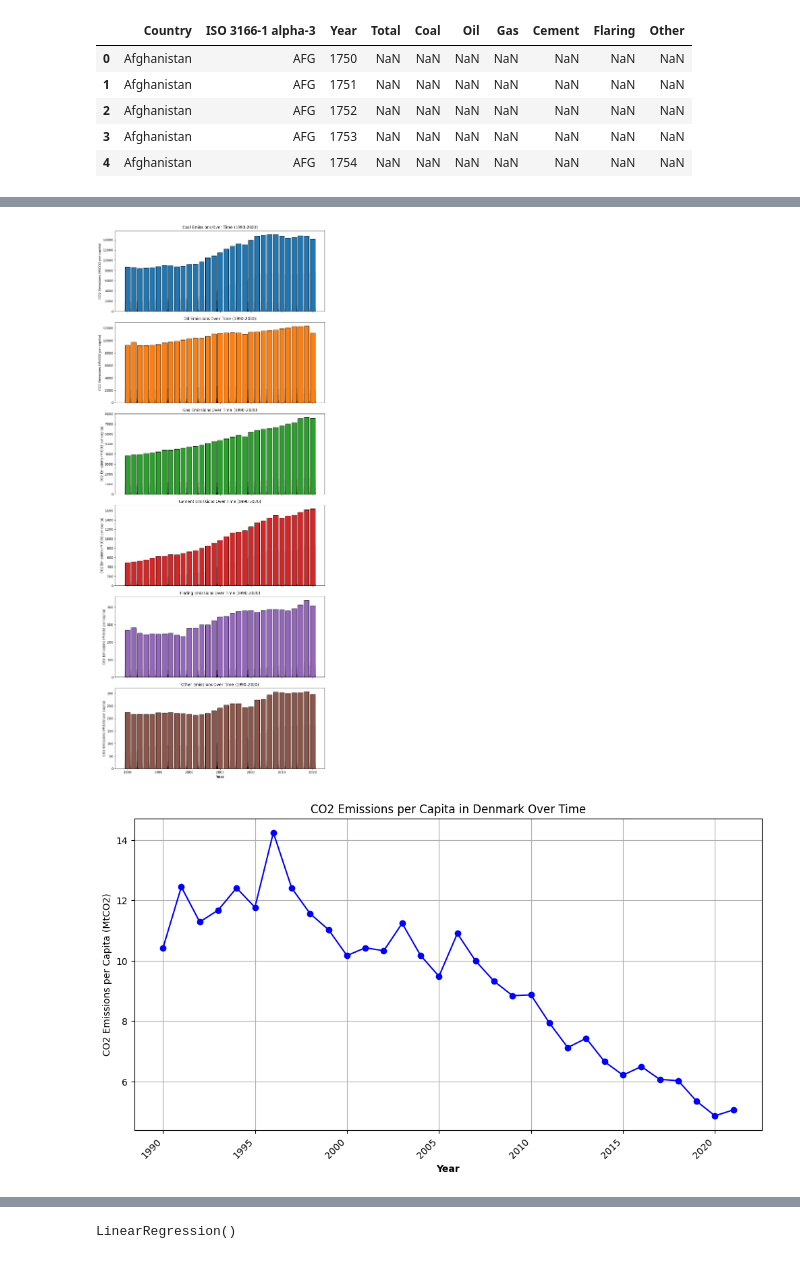
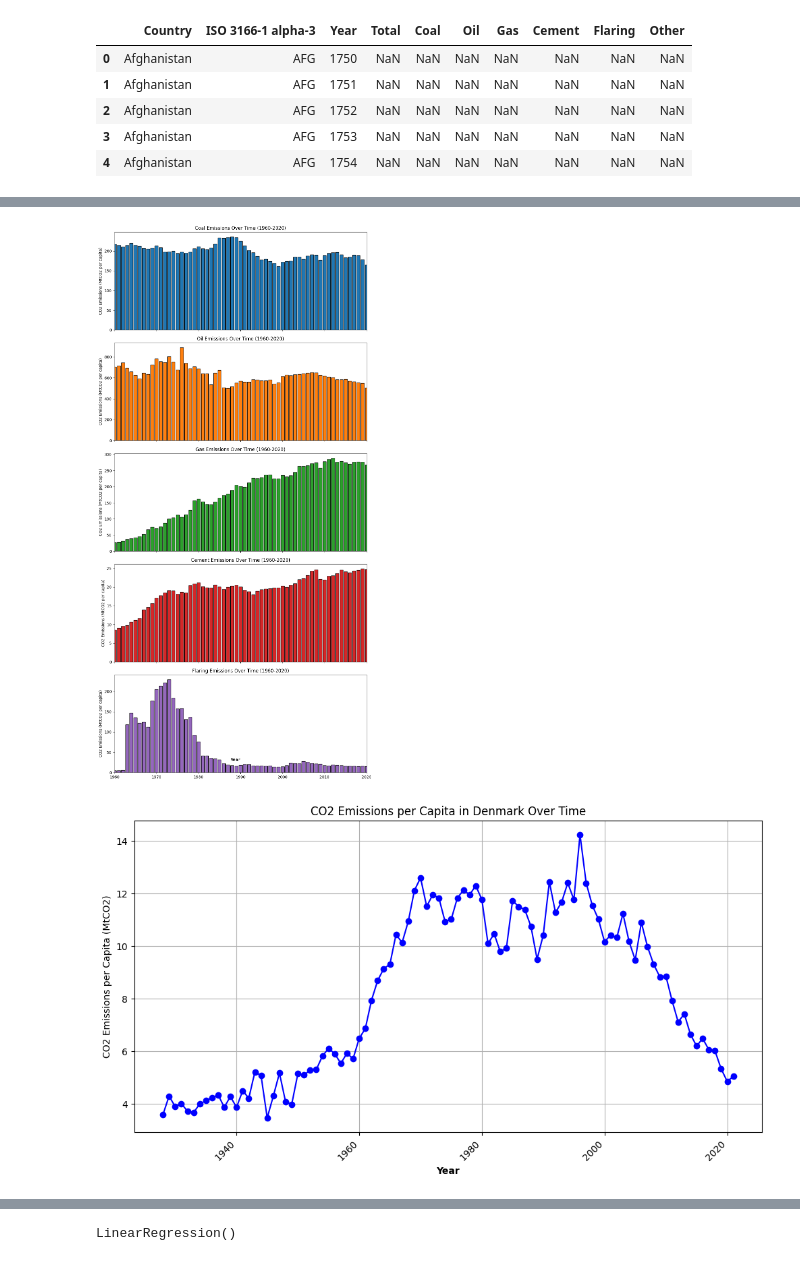
Before and after one commit to LUJHNA/ExamBI, a Jupyter notebook: Exam Project.ipynb, the cells around one changed output, grey strips where cells are left out. Drawn from its saved outputs; the diff is of its cells as text; code cells hidden in the pictures.

```diff
--- a/Exam Project.ipynb
+++ b/Exam Project.ipynb
@@ -162,6 +165,8 @@ co2pc_df.head()
 | 2 | Afghanistan | AFG | 1752 | NaN | NaN | NaN | NaN | NaN | NaN | NaN |
 | 3 | Afghanistan | AFG | 1753 | NaN | NaN | NaN | NaN | NaN | NaN | NaN |
 | 4 | Afghanistan | AFG | 1754 | NaN | NaN | NaN | NaN | NaN | NaN | NaN |
+# %%
+co2pc_df.drop(['Other'], axis=1, inplace=True)
 # %%
 # Drop rows with missing values
-co2pc_df = co2mt_df.dropna()
+co2pc_df = co2pc_df.dropna()
@@ -250,6 +266,6 @@ plt.show()
 # %%
 # List of fuel types
-fuel_types = ['Coal', 'Oil', 'Gas', 'Cement', 'Flaring', 'Other']
+fuel_types = ['Coal', 'Oil', 'Gas', 'Cement', 'Flaring']
 
 # Create subplots
 fig, axes = plt.subplots(nrows=len(fuel_types), ncols=1, figsize=(10, 4 * len(fuel_types)), sharex=True)
@@ -270,29 +286,33 @@ plt.show()
 # %%
-# Filter the DataFrame for the years 1990 to 2020
-filtered_df = co2pc_df[(co2pc_df['Year'] >= 1990) & (co2pc_df['Year'] <= 2020)]
+# Filter the DataFrame for the years 1960 to 2020
+filtered_df = co2pc_df[(co2pc_df['Year'] >= 1960) & (co2pc_df['Year'] <= 2020)]
+
+# Aggregate emissions by fuel type for each year within the filtered DataFrame
+aggregated_df = filtered_df.groupby('Year').sum().reset_index()
 
 # List of fuel types
-fuel_types = ['Coal', 'Oil', 'Gas', 'Cement', 'Flaring', 'Other']
+fuel_types = ['Coal', 'Oil', 'Gas', 'Cement', 'Flaring']
 
 # Create subplots
 fig, axes = plt.subplots(nrows=len(fuel_types), ncols=1, figsize=(10, 4 * len(fuel_types)), sharex=True)
 
 # Plot individual bar charts for each fuel type
 for i, fuel_type in enumerate(fuel_types):
-    axes[i].bar(filtered_df['Year'], filtered_df[fuel_type], color='C{}'.format(i), edgecolor='black')
+    axes[i].bar(aggregated_df['Year'], aggregated_df[fuel_type], color='C{}'.format(i), edgecolor='black')
     axes[i].set_ylabel('CO2 Emissions (MtCO2 per capita)')
-    axes[i].set_title('{} Emissions Over Time (1990-2020)'.format(fuel_type))
+    axes[i].set_title('{} Emissions Over Time (1960-2020)'.format(fuel_type))
+    axes[i].set_xlim(1960, 2020)  # Ensure the x-axis only shows the range from 1960 to 2020
 
 # Set common xlabel
-plt.xlabel('Year', fontweight='bold')
+fig.text(0.5, 0.04, 'Year', ha='center', fontweight='bold')
 
 plt.tight_layout()
 plt.show()
 # %% [output]
-[figure, old version]
+[figure, new version]
 # %%
 # Filter the DataFrame for Denmark
-denmark_df = co2pc_df[co2pc_df['Country'] == 'Denmark']
+denmark_df = co2mt_df[co2mt_df['Country'] == 'Denmark']
 
 # Line plot for CO2 emissions per capita in Denmark
 plt.figure(figsize=(12, 6))
@@ -305,7 +325,7 @@ plt.ylabel('CO2 Emissions per Capita (MtCO2)')
 plt.grid(True)
 plt.show()
 # %% [output]
-[figure, old version]
+[figure, new version]
 # %%
 # Filter the DataFrame for Denmark
 denmark_mt_df = co2mt_df[co2mt_df['Country'] == 'Denmark']
```
Also changed, not shown: parts of 44 cells of this notebook, 5 other files.
